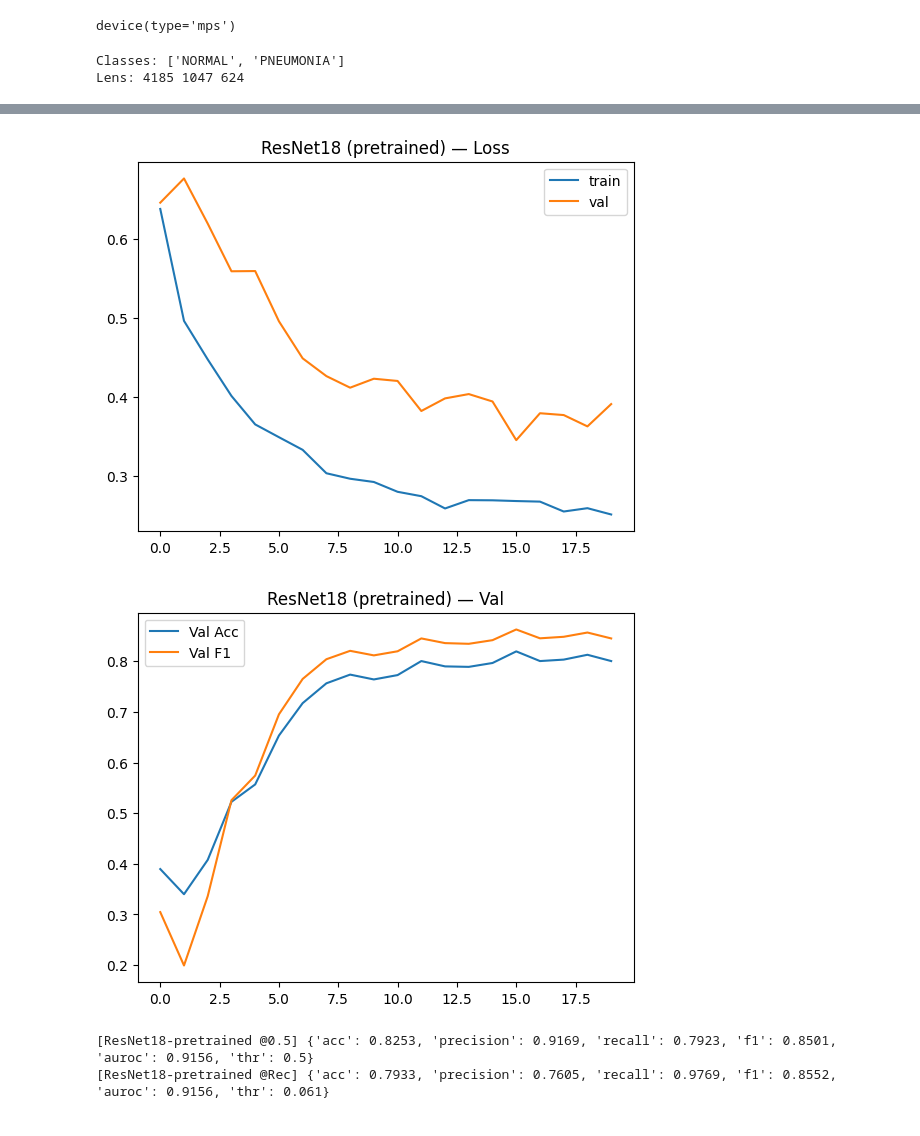
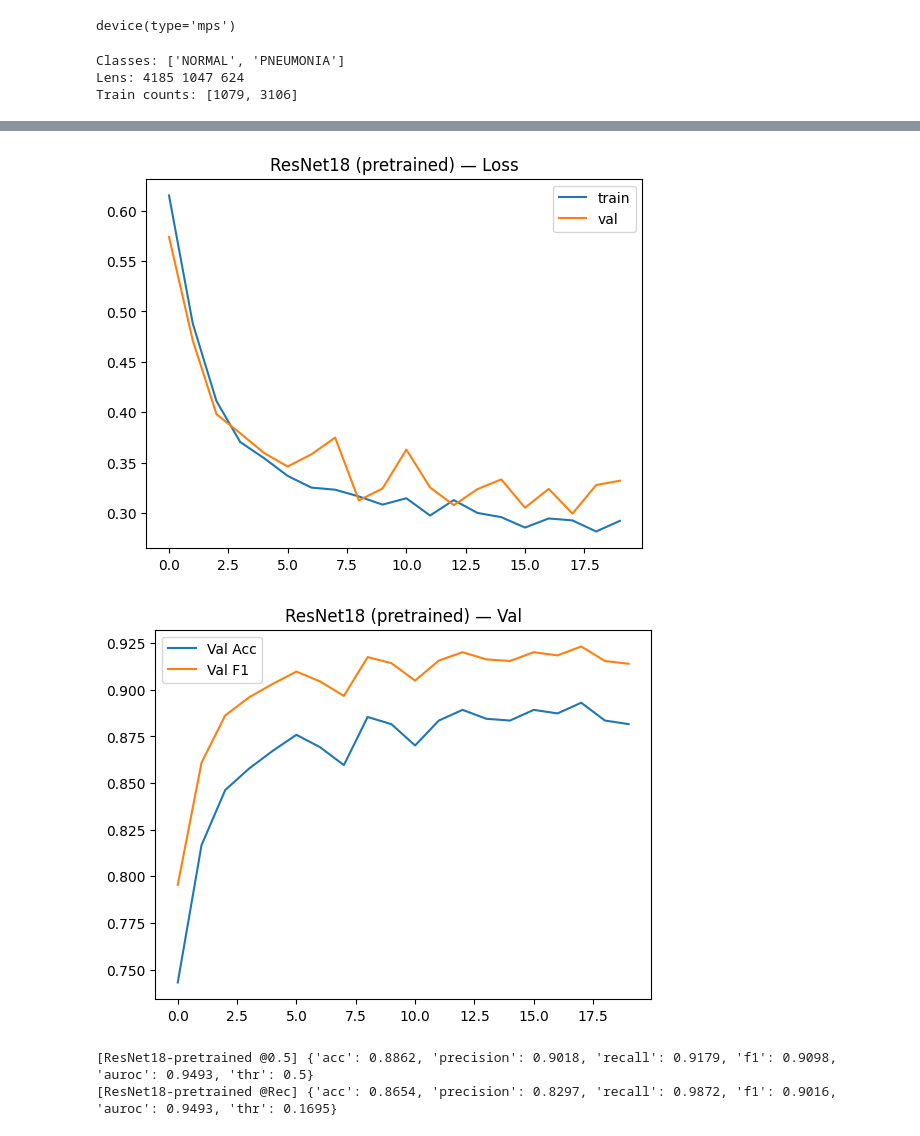
Before and after one commit to fouada/Deep-Learning-Project, a Jupyter notebook: notebooks/ResNet18_ViT-B-16_No-SAM-Pretrained.ipynb, the cells around one changed output, grey strips where cells are left out. Cells and saved outputs as stored; diff of their text form; code cells hidden in the pictures.

```diff
--- a/notebooks/ResNet18_ViT-B-16_No-SAM-Pretrained.ipynb
+++ b/notebooks/ResNet18_ViT-B-16_No-SAM-Pretrained.ipynb
@@ -46,59 +46,80 @@ sys.path[0] = /Users/fouadaz/LearningFromUniversity/Learning/DeepLearning_2025/D
 weights: /Users/fouadaz/LearningFromUniversity/Learning/DeepLearning_2025/Deep-Learning-Project/notebooks/weights/ViT-B_16.npz
 device(type='mps')
 # %%
-# === Paths/config ===
-DATASET_DIR = Path("../Data/chest_xray")  # <--- EDIT THIS IF NEEDED
+# --- Cell 2: data + training configs (pretrained, SAM OFF) ---
 
-# Use the SAME split as scratch for fairness
+DATASET_DIR = Path("../Data/chest_xray")
+
+# Data loader config shared by both models (224x224)
 data_cfg = DataCfg(
     dataset_dir=DATASET_DIR,
-    image_size=224,
+    image_size=224,              # OPTIONAL: set 384 for ViT in an alternative config below
     batch_size=32,
-    num_workers=0,
+    num_workers=2,               # you had 0; 2-4 is usually faster unless the env is constrained
     pin_memory=True,
     use_stratified_val=True,
-    val_ratio=0.20,          # <<-- keep this identical across all notebooks
+    val_ratio=0.20,
     gray_to_rgb=True,
     compute_norm_stats=False,
-    balance_sampler=True     # match whatever you used in scratch
+    balance_sampler=True
 )
 
-pretrain_cfg = TrainCfg(
+# Good AdamW fine-tuning defaults for pretrained CNNs
+resnet_pre_cfg = TrainCfg(
     epochs=20, patience=5, monitor="va_auroc",
-    base_lr=1e-4, weight_decay=1e-4,  # good defaults for pretrained fine-tuning
-    clip_grad_norm=1.0, use_amp=False,
-    use_sam=False, sam_rho=0.05,      # SAM OFF in this notebook
+    base_lr=3e-4,
+    weight_decay=1e-4,
+    label_smoothing=0.05,        # helps generalization on small medical sets
+    clip_grad_norm=1.0, use_amp=True,
+    use_sam=False, sam_rho=0.05, # SAM OFF (rho ignored)
     use_cosine=True, warmup_epochs=2, min_lr_mult=0.05,
     target_recall=0.95,
-    llrd=True, head_lr_mult=10.0,     # faster head for ViT
-    vit_npz_path=weights_path         # set this to notebooks/weights/ViT-B_16.npz or None if using timm
+    llrd=False, head_lr_mult=1.0
 )
 
+# AdamW + LLRD for ViT-B/16 fine-tuning
+vit_pre_cfg = TrainCfg(
+    epochs=20, patience=5, monitor="va_auroc",
+    base_lr=5e-5,                # conservative base LR, with faster head via head_lr_mult
+    weight_decay=5e-5,           # small WD for fine-tune with AdamW
+    label_smoothing=0.05,
+    clip_grad_norm=1.0, use_amp=True,
+    use_sam=False, sam_rho=0.20, # SAM OFF (rho ignored)
+    use_cosine=True, warmup_epochs=2, min_lr_mult=0.05,
+    target_recall=0.95,
+    llrd=True, head_lr_mult=10.0,
+    vit_npz_path=weights_path
+)
+
+# Build loaders (shared 224 config)
 train_loader, val_loader, test_loader, info = build_dataloaders(data_cfg, DEVICE)
 print("Classes:", info["classes"])
 print("Lens:", info["n_train"], info["n_val"], info["n_test"])
-arr = np.array(info["train_counts"], dtype=float)
-w = arr.sum() / (len(arr) * (arr + 1e-9))
-class_weights = torch.tensor(w, dtype=torch.float32).to(DEVICE)
-# OPTIONAL (avoid double-correction): uncomment next line when balance_sampler=True
-class_weights = None
+print("Train counts:", info["train_counts"])
+
+# Use class sampler OR weights, not both:
+class_weights = None  # balance_sampler=True, so keep this None
 # %% [output]
 Classes: ['NORMAL', 'PNEUMONIA']
 Lens: 4185 1047 624
+Train counts: [1079, 3106]
 # %%
-cfg = pretrain_cfg
+# --- Cell 3: ResNet18 (pretrained, SAM OFF) ---
+cfg = resnet_pre_cfg
 
 rn = build_resnet18(in_chans=3, num_classes=2, pretrained=True, conv_stem=False)
 t0 = time.time()
 rn_tr, rn_hist, rn_time = train_model(
     rn, train_loader, val_loader, DEVICE, arch="resnet18",
-    epochs=cfg.epochs, base_lr=cfg.base_lr, weight_decay=cfg.weight_decay, label_smoothing=0.0,
+    epochs=cfg.epochs, base_lr=cfg.base_lr, weight_decay=cfg.weight_decay,
+    label_smoothing=cfg.label_smoothing,
     use_sam=False, sam_rho=0.05,
     use_cosine=cfg.use_cosine, warmup_epochs=cfg.warmup_epochs, min_lr_mult=cfg.min_lr_mult,
-    monitor=cfg.monitor, patience=5, clip_grad_norm=cfg.clip_grad_norm,
-    class_weights=class_weights, llrd=False, head_lr_mult=cfg.head_lr_mult, use_amp=cfg.use_amp,
+    monitor=cfg.monitor, patience=cfg.patience, clip_grad_norm=cfg.clip_grad_norm,
+    class_weights=class_weights, llrd=cfg.llrd, head_lr_mult=cfg.head_lr_mult, use_amp=cfg.use_amp,
     tag="ResNet18-pretrained"
-); rn_time = time.time() - t0
+)
+rn_time = time.time() - t0
 
 plot_curve(rn_hist['tr_loss'], rn_hist['va_loss'], "ResNet18 (pretrained) — Loss")
 plot_two_series(rn_hist['va_acc'], "Val Acc", rn_hist['va_f1'], "Val F1", "ResNet18 (pretrained) — Val")
@@ -136,4 +157,4 @@ add_result("ResNet18 (pretrained)", rn_tr, sum_05, sum_reca, threshold=thr, time
-[figure, old version]
+[figure, new version]
-[figure, old version]
+[figure, new version]
-[ResNet18-pretrained @0.5] {'acc': 0.8253, 'precision': 0.9169, 'recall': 0.7923, 'f1': 0.8501, 'auroc': 0.9156, 'thr': 0.5}
-[ResNet18-pretrained @Rec] {'acc': 0.7933, 'precision': 0.7605, 'recall': 0.9769, 'f1': 0.8552, 'auroc': 0.9156, 'thr': 0.061}
+[ResNet18-pretrained @0.5] {'acc': 0.8862, 'precision': 0.9018, 'recall': 0.9179, 'f1': 0.9098, 'auroc': 0.9493, 'thr': 0.5}
+[ResNet18-pretrained @Rec] {'acc': 0.8654, 'precision': 0.8297, 'recall': 0.9872, 'f1': 0.9016, 'auroc': 0.9493, 'thr': 0.1695}
```
Also changed, not shown: parts of 3 cells of this notebook, 1 other file.
